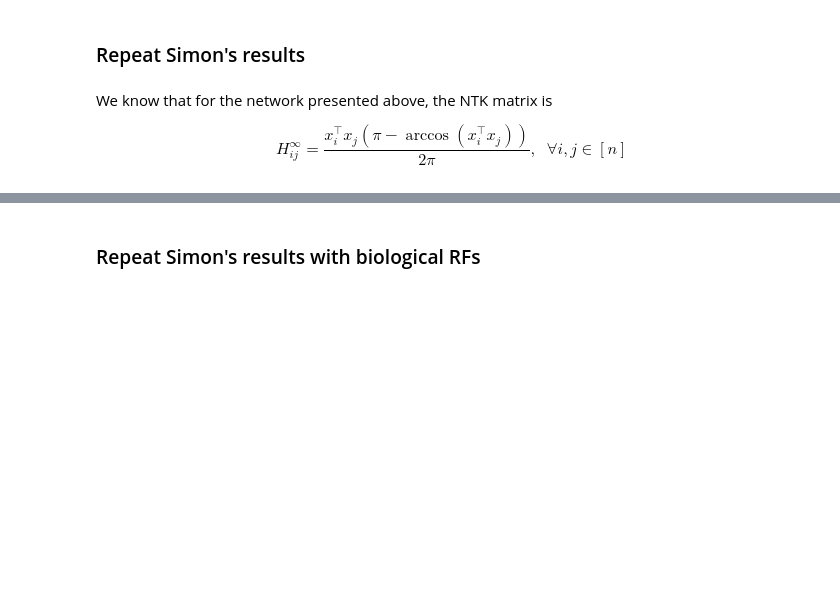
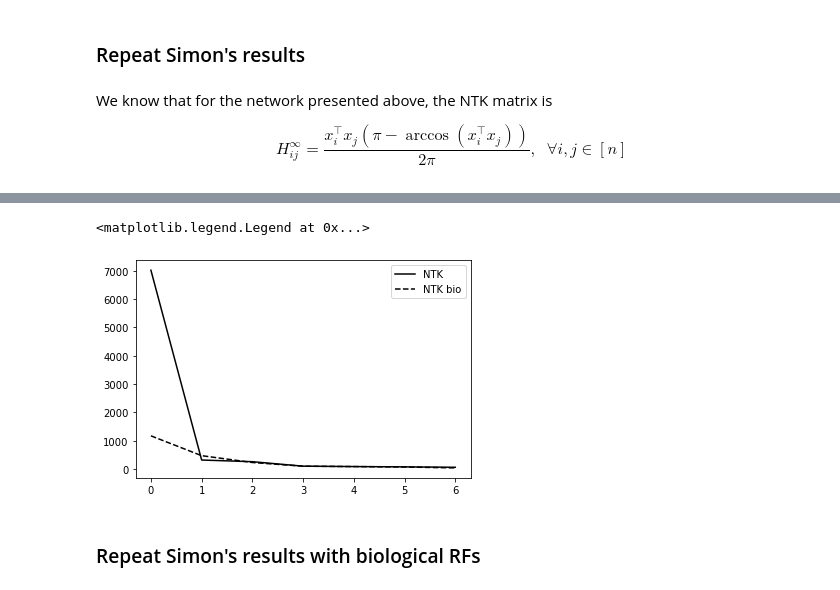
Before and after one commit to BruntonUWBio/structured-random-features, a Jupyter notebook: new_version/NTK_analysis.ipynb, the cells around one changed output, grey strips where cells are left out. Saved outputs shown, nothing was run; the diff lists cells and outputs as text; code cells hidden in the pictures; blank space fills up the shorter version.

```diff
--- a/new_version/NTK_analysis.ipynb
+++ b/new_version/NTK_analysis.ipynb
@@ -196,3 +197,12 @@ plt.plot(np.flip(np.abs(proj))[:50], c='b', label='NTK')
+# %%
+i = 7
+fig = plt.figure()
+plt.plot(np.flip(eig_val)[:i], 'k-', label='NTK')
+plt.plot(np.flip(eig_val_bio)[:i],'k--', label='NTK bio')
+plt.legend()
+# %% [output]
+<matplotlib.legend.Legend at 0x...>
+[figure, added]
 # %% [markdown]
 ### Repeat Simon's results with biological RFs
 # %%
```
Also changed, not shown: parts of 7 cells of this notebook.
